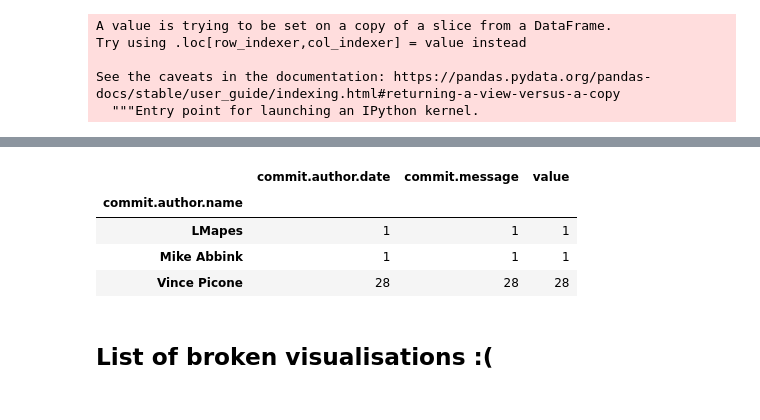
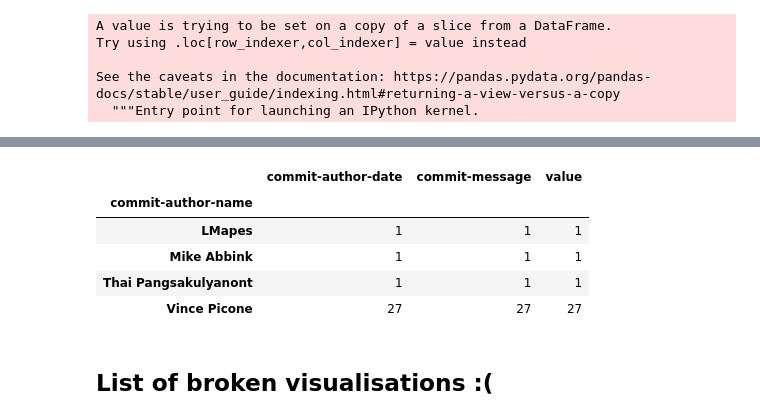
Before and after one commit to kuzminadya/FHP-infovis-py, a Jupyter notebook: Data_Dossier_|_Repo_Analysis.ipynb, the cells around one changed output, grey strips where cells are left out. Saved outputs shown, nothing was run; the diff lists cells and outputs as text; code cells hidden in the pictures.

Commit message:
update column names

```diff
--- a/Data_Dossier_|_Repo_Analysis.ipynb
+++ b/Data_Dossier_|_Repo_Analysis.ipynb
@@ -121,7 +121,7 @@ file_commits_csv['commit.author.date'] = pd.to_datetime(file_commits_csv['commit
 # %% [markdown]
 Converting commit.author.name column to string
 # %%
- file_commits_csv['commit.author.name'] = file_commits_csv['commit.author.name'].astype('str')
+#  file_commits_csv['commit.author.name'] = file_commits_csv['commit.author.name'].astype('str')
 # file_commits_csv['commit.author.name.str'] = file_commits_csv['commit.author.name'].str.split(',')
 # %%
 df_commits_reduced = file_commits_csv[["commit.author.name", "commit.author.date", "commit.message"]]
@@ -140,3 +143,5 @@ memory usage: 848.0+ bytes
+# %%
+df_commits_reduced.columns = ["commit-author-name", "commit-author-date", "commit-message"]
 # %% [markdown]
 Adding a column with an int value in order to count the amount of items. Prabably a cheap trick
 # %%
@@ -184,12 +171,13 @@ list(df_commits_reduced.values)
 # %%
-df_repo_groupby_name = df_commits_reduced.groupby('commit.author.name').count()
+df_repo_groupby_name = df_commits_reduced.groupby('commit-author-name').count()
 df_repo_groupby_name
 # %% [output]
-|  | commit.author.date | commit.message | value |
-| commit.author.name |  |  |  |
+|  | commit-author-date | commit-message | value |
+| commit-author-name |  |  |  |
 | LMapes | 1 | 1 | 1 |
 | Mike Abbink | 1 | 1 | 1 |
-| Vince Picone | 28 | 28 | 28 |
+| Thai Pangsakulyanont | 1 | 1 | 1 |
+| Vince Picone | 27 | 27 | 27 |
 # %%
 # import numpy as np
 # import matplotlib.pyplot as plt
```
Also changed, not shown: parts of 15 cells of this notebook.
